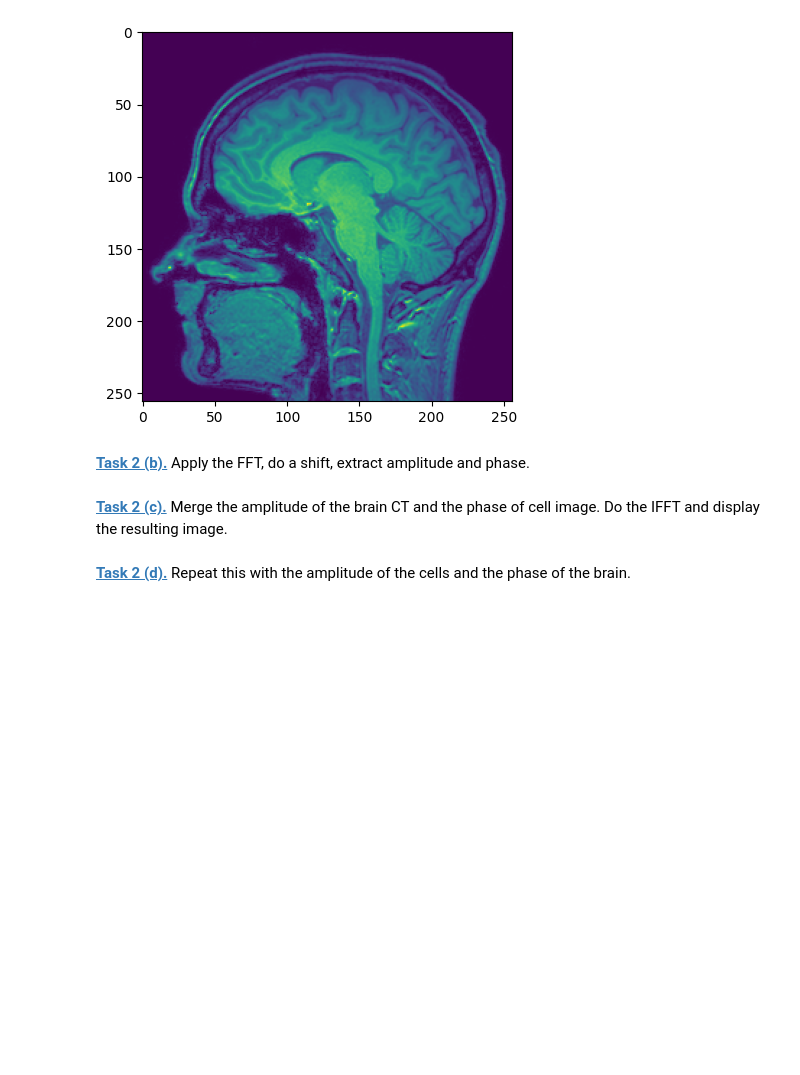
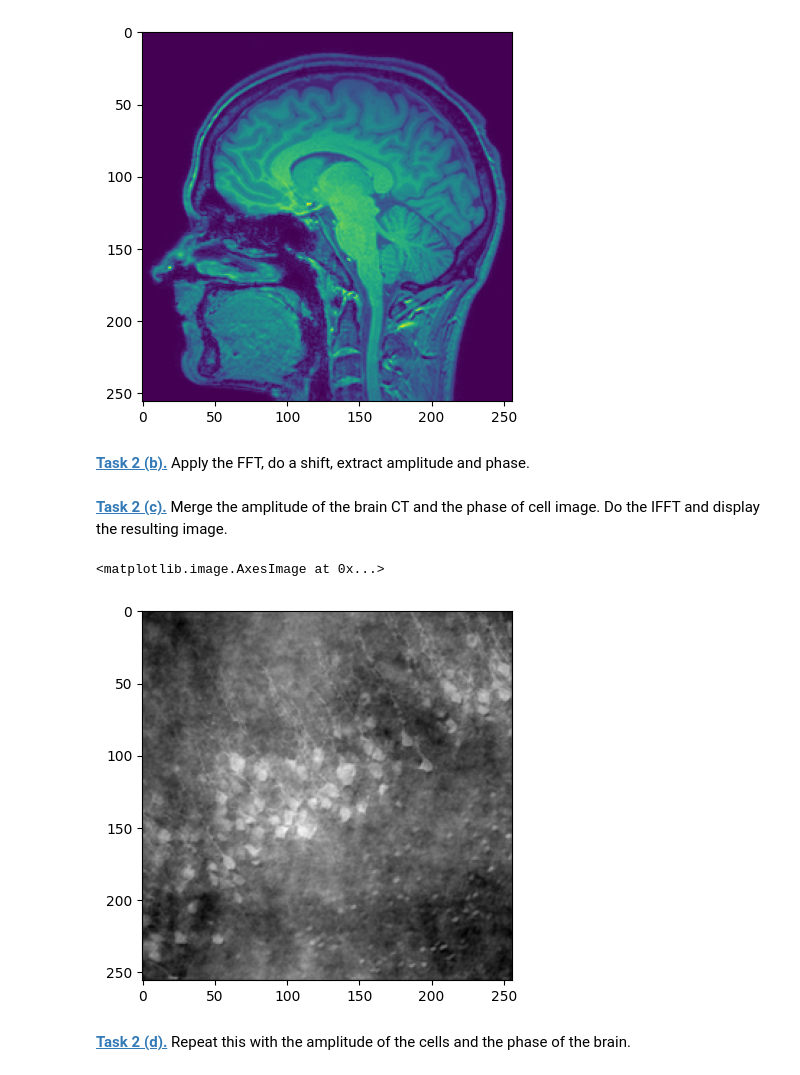
Before and after one commit to Anastasia933/FS5Python, a Jupyter notebook: fourier.ipynb, the cells around one changed output. Saved outputs shown, nothing was run; the diff lists cells and outputs as text; code cells hidden in the pictures; blank space fills up the shorter version.

```diff
--- a/fourier.ipynb
+++ b/fourier.ipynb
@@ -91,11 +91,15 @@ def to_complex_array(amplitude_array, phase_array):
 # %%
 brainct_ft = np.fft.fft2(brainct)
 cell_ft = np.fft.fft2(cell_img)
 
 amplitudebrain = np.abs(brainct_ft)
 phasecells = np.angle(cell_ft)
 
 merged_2c = to_complex_array(amplitudebrain, phasecells)
 merged_2c_ifft = np.fft.ifft2(merged_2c)
+plt.imshow(merged_2c_ifft.real, cmap='gray')
+# %% [output]
+<matplotlib.image.AxesImage at 0x...>
+[figure, added]
 # %% [markdown]
 **[Task 2 (d).]()** Repeat this with the amplitude of the cells and the phase of the brain.
```
Also changed, not shown: parts of 3 cells of this notebook.
